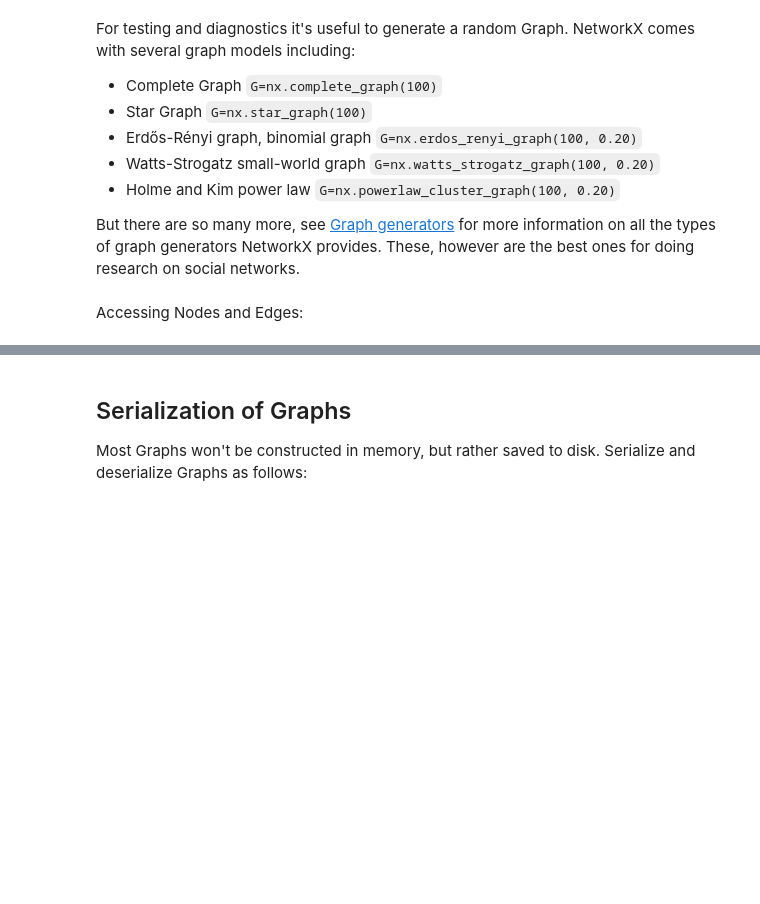
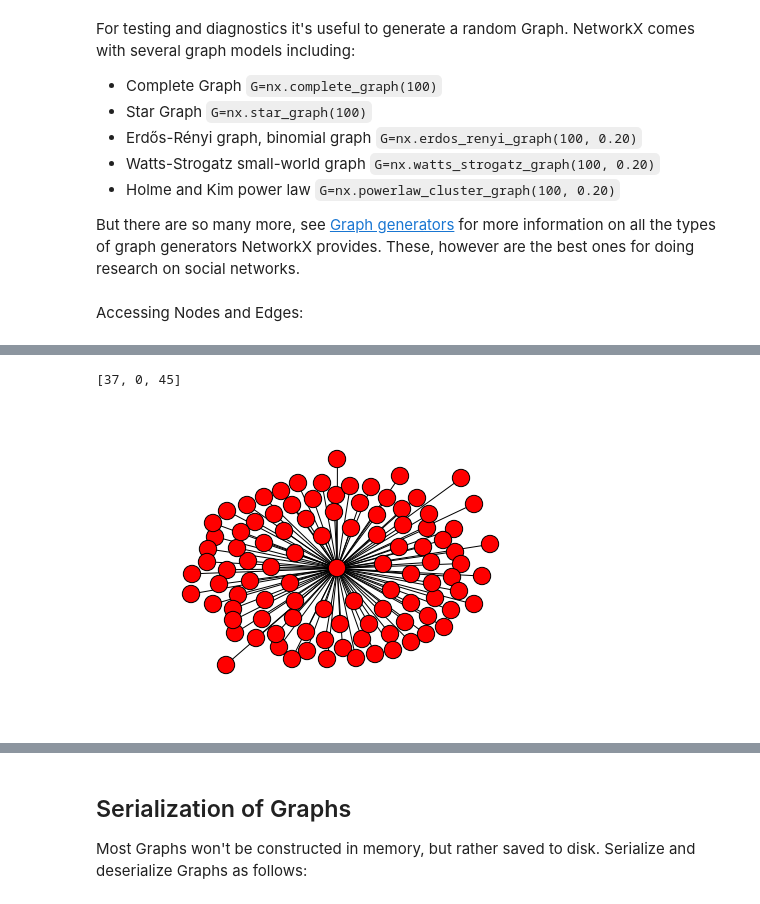
Before and after one commit to rotationalio/tribe, a Jupyter notebook: Introduction to Networkx.ipynb, the cells around one changed output, grey strips where cells are left out. Drawn from its saved outputs; the diff is of its cells as text; code cells hidden in the pictures; blank space fills up the shorter version.

```diff
--- a/Introduction to Networkx.ipynb
+++ b/Introduction to Networkx.ipynb
@@ -118,5 +149,13 @@ plt.show()
 # %%
 # Finding the shortest path
-print nx.shortest_path(G, random.choice(G.nodes()), random.choice(G.nodes()))
+H = nx.star_graph(100)
+print nx.shortest_path(H, random.choice(H.nodes()), random.choice(H.nodes()))
+
+pos = nx.spring_layout(H)
+nx.draw(H, pos)
+plt.show()
+# %% [output]
+[37, 0, 45]
+[figure, added]
 # %%
 # Preparing for Data Science Analysis
```
Also changed, not shown: parts of 28 cells of this notebook, 1 other file.
